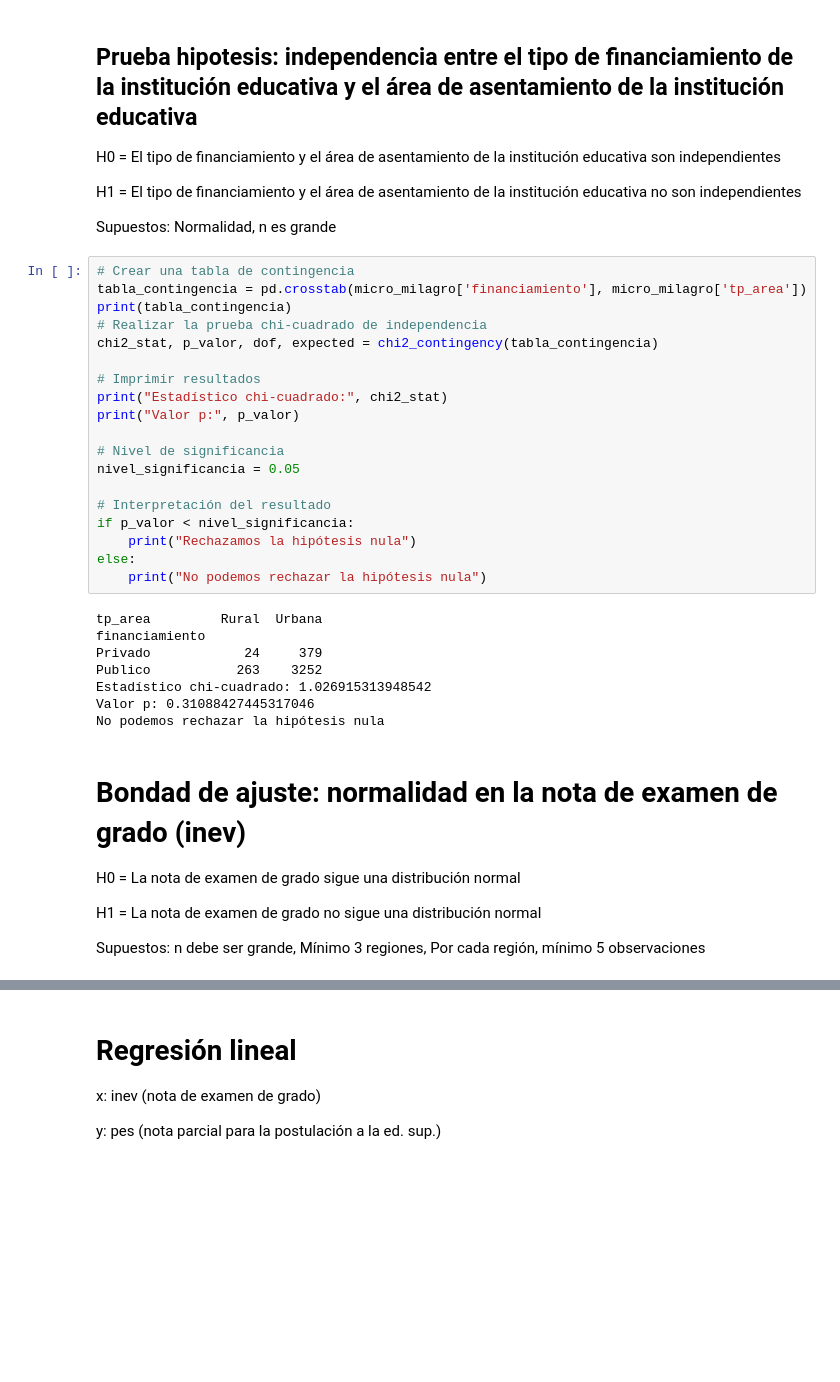
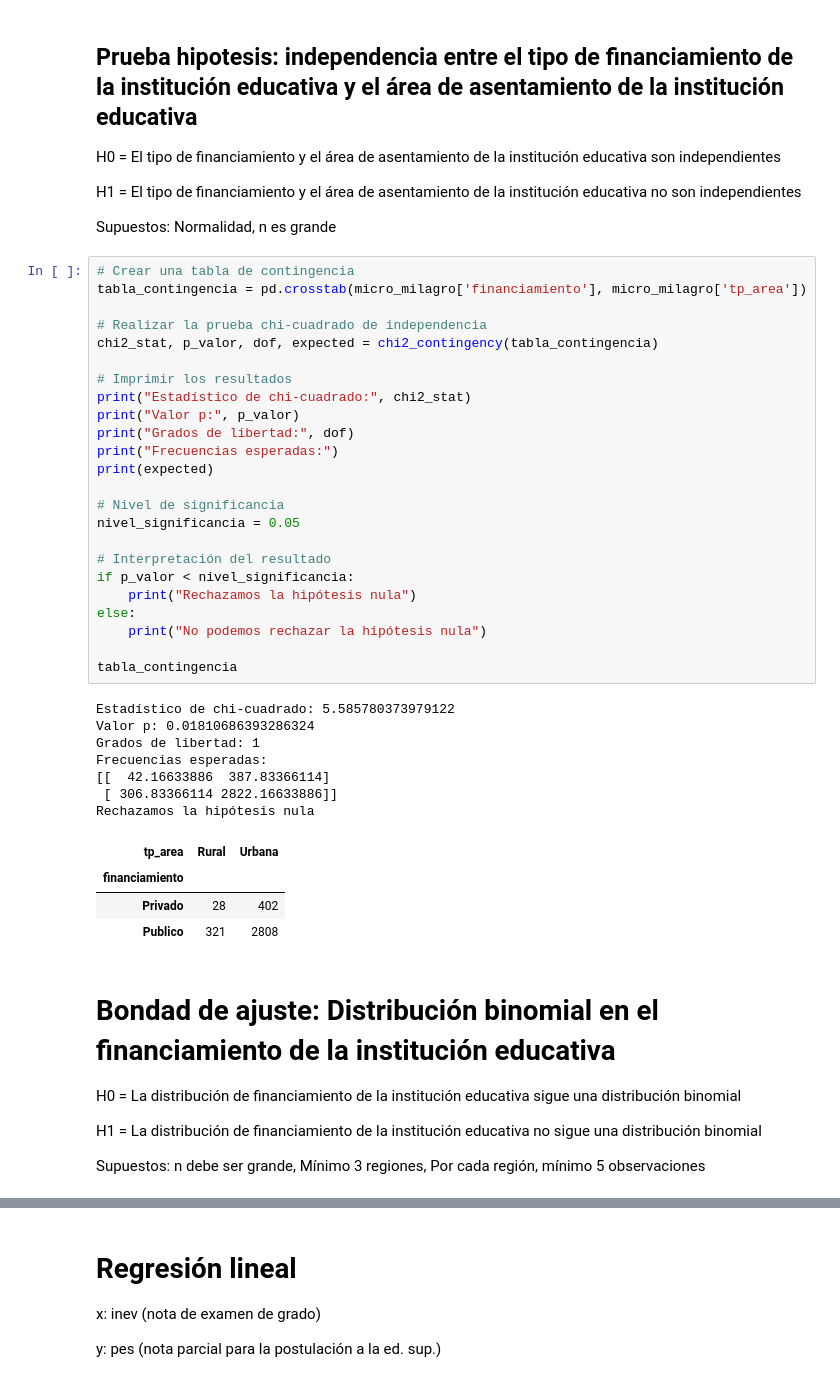
Before and after one commit to BryanEstrada003/Project-2p---Statistics, a Jupyter notebook: analysis.ipynb, the cells around one changed output, grey strips where cells are left out. Drawn from its saved outputs; the diff is of its cells as text; blank space fills up the shorter version.

```diff
--- a/analysis.ipynb
+++ b/analysis.ipynb
@@ -510,35 +444,44 @@ Supuestos: Normalidad, n es grande
 # %%
 # Crear una tabla de contingencia
 tabla_contingencia = pd.crosstab(micro_milagro['financiamiento'], micro_milagro['tp_area'])
-print(tabla_contingencia)
+
 # Realizar la prueba chi-cuadrado de independencia
 chi2_stat, p_valor, dof, expected = chi2_contingency(tabla_contingencia)
 
-# Imprimir resultados
-print("Estadístico chi-cuadrado:", chi2_stat)
+# Imprimir los resultados
+print("Estadístico de chi-cuadrado:", chi2_stat)
 print("Valor p:", p_valor)
+print("Grados de libertad:", dof)
+print("Frecuencias esperadas:")
+print(expected)
 
 # Nivel de significancia
 nivel_significancia = 0.05
 
 # Interpretación del resultado
 if p_valor < nivel_significancia:
     print("Rechazamos la hipótesis nula")
 else:
     print("No podemos rechazar la hipótesis nula")
+
+tabla_contingencia
 # %% [output]
-tp_area         Rural  Urbana
-financiamiento
-Privado            24     379
-Publico           263    3252
-Estadístico chi-cuadrado: 1.026915313948542
-Valor p: 0.31088427445317046
-No podemos rechazar la hipótesis nula
+Estadístico de chi-cuadrado: 5.585780373979122
+Valor p: 0.01810686393286324
+Grados de libertad: 1
+Frecuencias esperadas:
+[[  42.16633886  387.83366114]
+ [ 306.83366114 2822.16633886]]
+Rechazamos la hipótesis nula
+| tp_area | Rural | Urbana |
+| financiamiento |  |  |
+| Privado | 28 | 402 |
+| Publico | 321 | 2808 |
 # %% [markdown]
-# Bondad de ajuste: normalidad en la nota de examen de grado (inev)
+# Bondad de ajuste: Distribución binomial en el financiamiento de la institución educativa
 
-H0 = La nota de examen de grado sigue una distribución normal
+H0 = La distribución de financiamiento de la institución educativa sigue una distribución binomial
 
-H1 = La nota de examen de grado no sigue una distribución normal
+H1 = La distribución de financiamiento de la institución educativa no sigue una distribución binomial
 
 Supuestos: n debe ser grande, Mínimo 3 regiones, Por cada región, mínimo 5 observaciones
```
Also changed, not shown: parts of 20 cells of this notebook.
